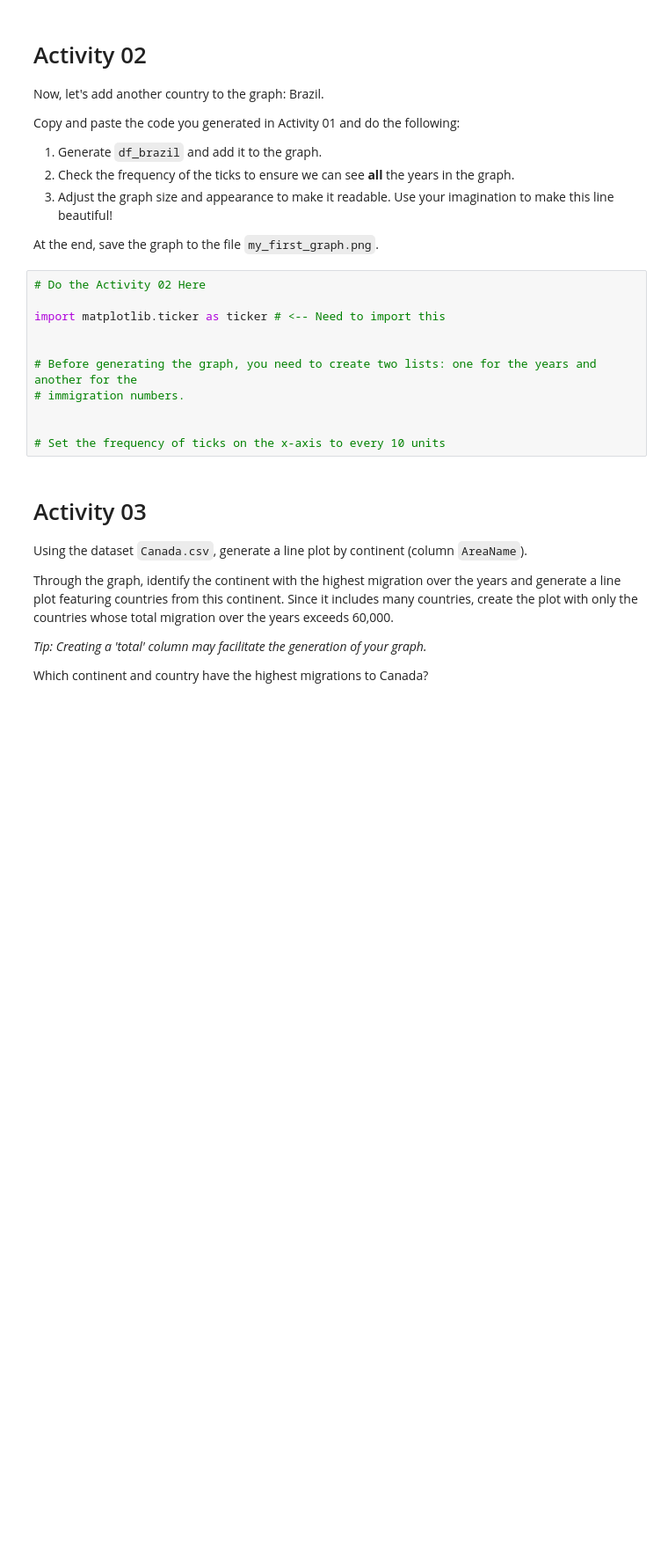
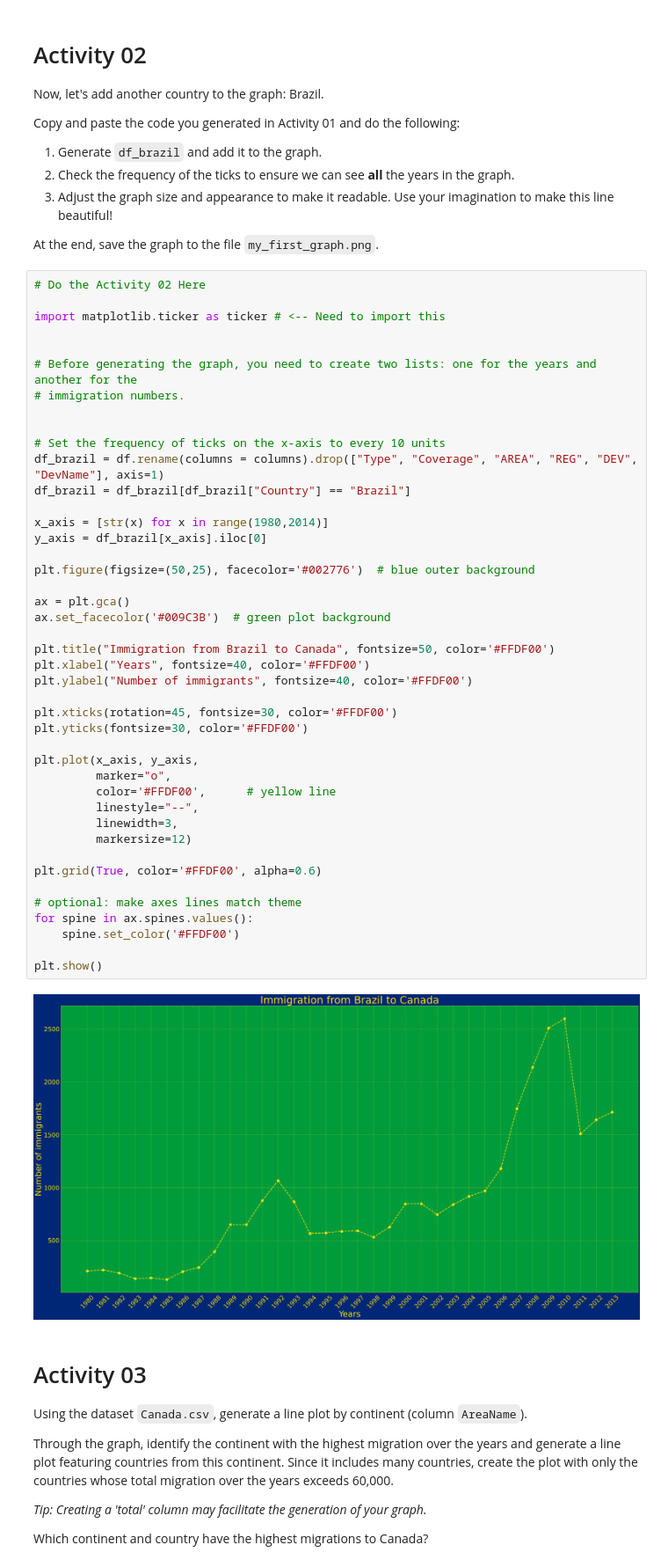
Before and after one commit to clementdumet/dm_web2026, a Jupyter notebook: 05_matplotlib_and_lineplot/lineplot.ipynb, the cells around one changed output. Shown at 88% size. Drawn from its saved outputs; the diff is of its cells as text; blank space fills up the shorter version.

```diff
--- a/05_matplotlib_and_lineplot/lineplot.ipynb
+++ b/05_matplotlib_and_lineplot/lineplot.ipynb
@@ -236,17 +279,51 @@ Copy and paste the code you generated in Activity 01 and do the following:
 3. Adjust the graph size and appearance to make it readable. Use your imagination to make this line beautiful!
 
 At the end, save the graph to the file `my_first_graph.png`.
-# %%
-# Do the Activity 02 Here
-
-import matplotlib.ticker as ticker # <-- Need to import this
-
-
-# Before generating the graph, you need to create two lists: one for the years and another for the
-# immigration numbers.
-
-
-# Set the frequency of ticks on the x-axis to every 10 units
+# %%
+# Do the Activity 02 Here
+
+import matplotlib.ticker as ticker # <-- Need to import this
+
+
+# Before generating the graph, you need to create two lists: one for the years and another for the
+# immigration numbers.
+
+
+# Set the frequency of ticks on the x-axis to every 10 units
+df_brazil = df.rename(columns = columns).drop(["Type", "Coverage", "AREA", "REG", "DEV", "DevName"], axis=1)
+df_brazil = df_brazil[df_brazil["Country"] == "Brazil"]
+
+x_axis = [str(x) for x in range(1980,2014)]
+y_axis = df_brazil[x_axis].iloc[0]
+
+plt.figure(figsize=(50,25), facecolor='#002776')  # blue outer background
+
+ax = plt.gca()
+ax.set_facecolor('#009C3B')  # green plot background
+
+plt.title("Immigration from Brazil to Canada", fontsize=50, color='#FFDF00')
+plt.xlabel("Years", fontsize=40, color='#FFDF00')
+plt.ylabel("Number of immigrants", fontsize=40, color='#FFDF00')
+
+plt.xticks(rotation=45, fontsize=30, color='#FFDF00')
+plt.yticks(fontsize=30, color='#FFDF00')
+
+plt.plot(x_axis, y_axis,
+         marker="o",
+         color='#FFDF00',      # yellow line
+         linestyle="--",
+         linewidth=3,
+         markersize=12)
+
+plt.grid(True, color='#FFDF00', alpha=0.6)
+
+# optional: make axes lines match theme
+for spine in ax.spines.values():
+    spine.set_color('#FFDF00')
+
+plt.show()
+# %% [output]
+[figure, added]
 # %% [markdown]
 # Activity 03
 
```
Also changed, not shown: parts of 4 cells of this notebook.
